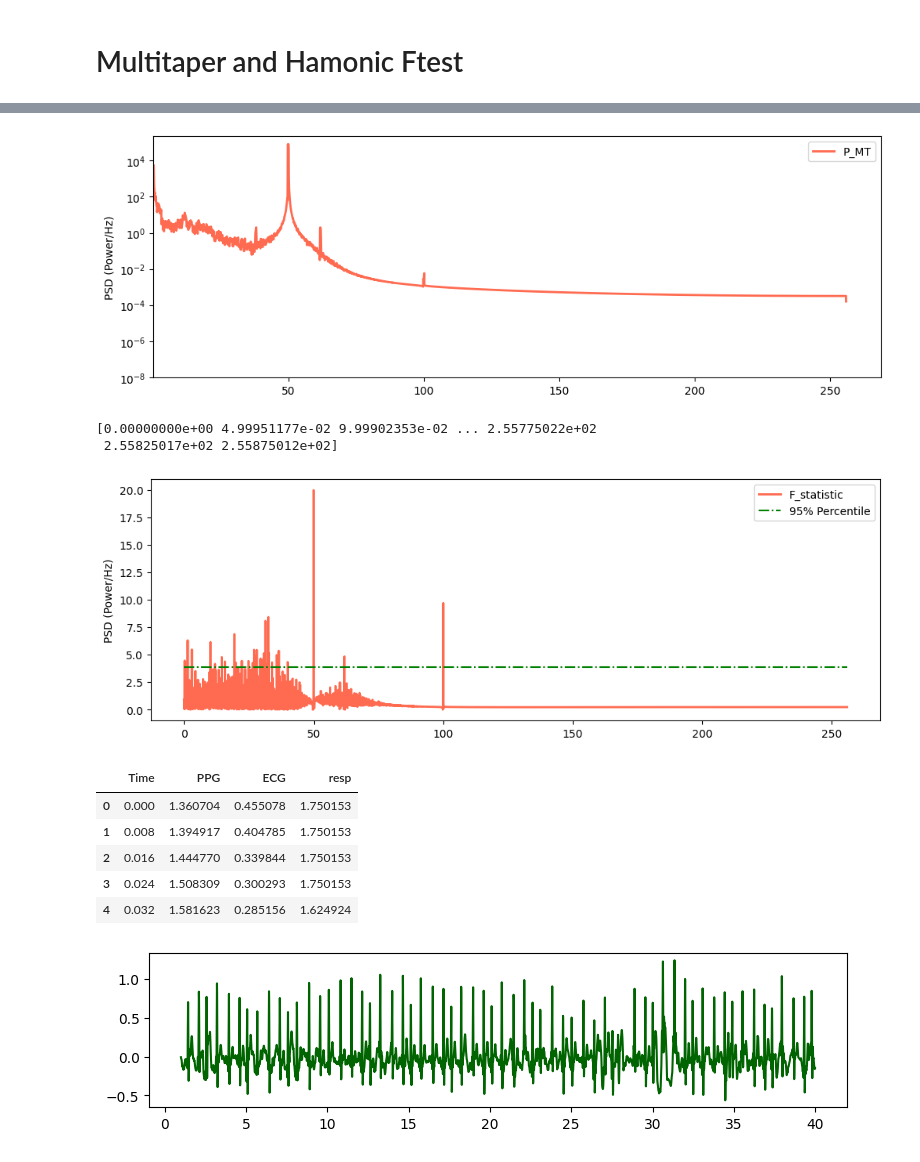
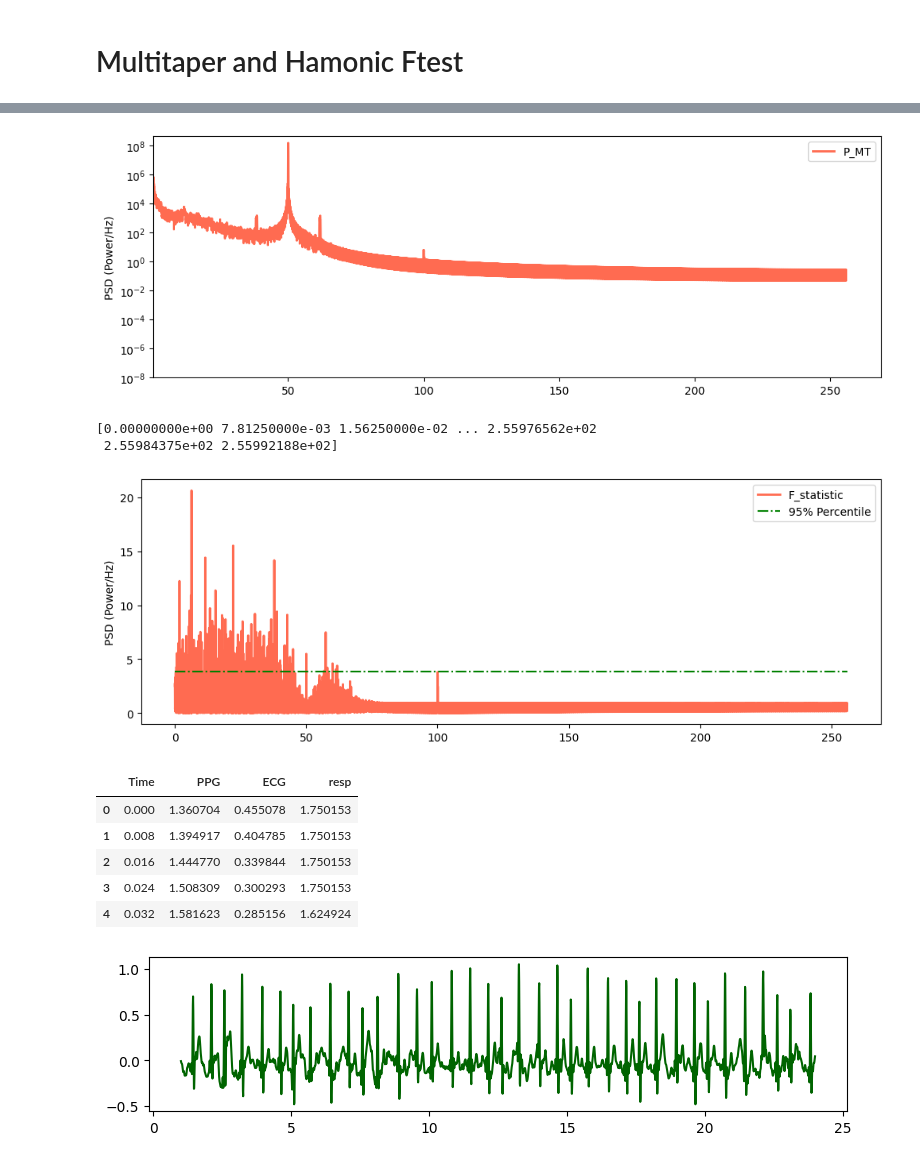
Before and after one commit to Chamusuke/Multitaper_harmonic_Ftest, a Jupyter notebook: python/example.ipynb, the cells around one changed output, grey strips where cells are left out. Saved outputs shown, nothing was run; the diff lists cells and outputs as text; code cells hidden in the pictures.

```diff
--- a/python/example.ipynb
+++ b/python/example.ipynb
@@ -74,5 +74,5 @@ plt.show()
 # %%
-MTSpec = MultiTaper_Periodogram(NW=4)
+MTSpec = MultiTaper_Periodogram(NW=4,nfft=2**16)
 MTSpec.MT_Spec(signal_EEG, fs_EEG)
 
 fig = plt.figure(1, figsize=(12, 4))
@@ -103,49 +103,49 @@ ax.set_ylabel('PSD (Power/Hz)')
 plt.legend()
 plt.show()
 # %% [output]
-[figure, old version]
+[figure, new version]
-[0.00000000e+00 4.99951177e-02 9.99902353e-02 ... 2.55775022e+02
- 2.55825017e+02 2.55875012e+02]
+[0.00000000e+00 7.81250000e-03 1.56250000e-02 ... 2.55976562e+02
+ 2.55984375e+02 2.55992188e+02]
-[figure, old version]
+[figure, new version]
 # %%
 df_ecg = pd.read_csv("../../test_data/ECG_data.csv")
 
 display(df_ecg.head())
 fs_ECG = 125
-signal_ecg = df_ecg["ECG"].iloc[125:5000].to_numpy()
-time_ecg = df_ecg["Time"].iloc[125:5000].to_numpy()
+signal_ecg = df_ecg["ECG"].iloc[125:3000].to_numpy()
+time_ecg = df_ecg["Time"].iloc[125:3000].to_numpy()
 
 
 def highpass(x, samplerate, cutoff, gpass, gstop):
     fn = samplerate / 2                           # ナイキスト周波数
     wp = cutoff / fn                              # 通過域端周波数（正規化）
     ws = (cutoff * 0.5) / fn                      # 阻止域端周波数（正規化、少し低めに設定）
     N, Wn = signal.buttord(wp, ws, gpass, gstop)  # フィルタのオーダーと正規化周波数を計算
     b, a = signal.butter(N, Wn, btype="high")     # ハイパスフィルターを設計
     y = signal.filtfilt(b, a, x)                  # フィルタ適用（ゼロ位相遅延）
     return y                                      # フィルタ後の信号を返す
 
 # ハイパスフィルターの設定
 cutoff = 1.0  # 0.5Hzのカットオフ周波数
 gpass = 3     # 通過域最大損失[dB]
 gstop = 40    # 阻止域最小減衰[dB]
 signal_ecg = highpass(signal_ecg, fs_ECG, cutoff, gpass, gstop)
 
 cutoff = 20  # 0.5Hzのカットオフ周波数
 gpass = 3     # 通過域最大損失[dB]
 gstop = 40    # 阻止域最小減衰[dB]
 signal_ecg = lowpass(signal_ecg, fs_ECG, cutoff, gpass, gstop)
 
 fig = plt.figure(1, figsize=(9,2))
 ax = fig.add_subplot()
 ax.plot(time_ecg, signal_ecg, color='darkgreen')
 plt.show()
 # %% [output]
 |  | Time | PPG | ECG | resp |
 | 0 | 0.000 | 1.360704 | 0.455078 | 1.750153 |
 | 1 | 0.008 | 1.394917 | 0.404785 | 1.750153 |
 | 2 | 0.016 | 1.444770 | 0.339844 | 1.750153 |
 | 3 | 0.024 | 1.508309 | 0.300293 | 1.750153 |
 | 4 | 0.032 | 1.581623 | 0.285156 | 1.624924 |
-[figure, old version]
+[figure, new version]
 # %%
```
Also changed, not shown: parts of 6 cells of this notebook, 1 other file.
